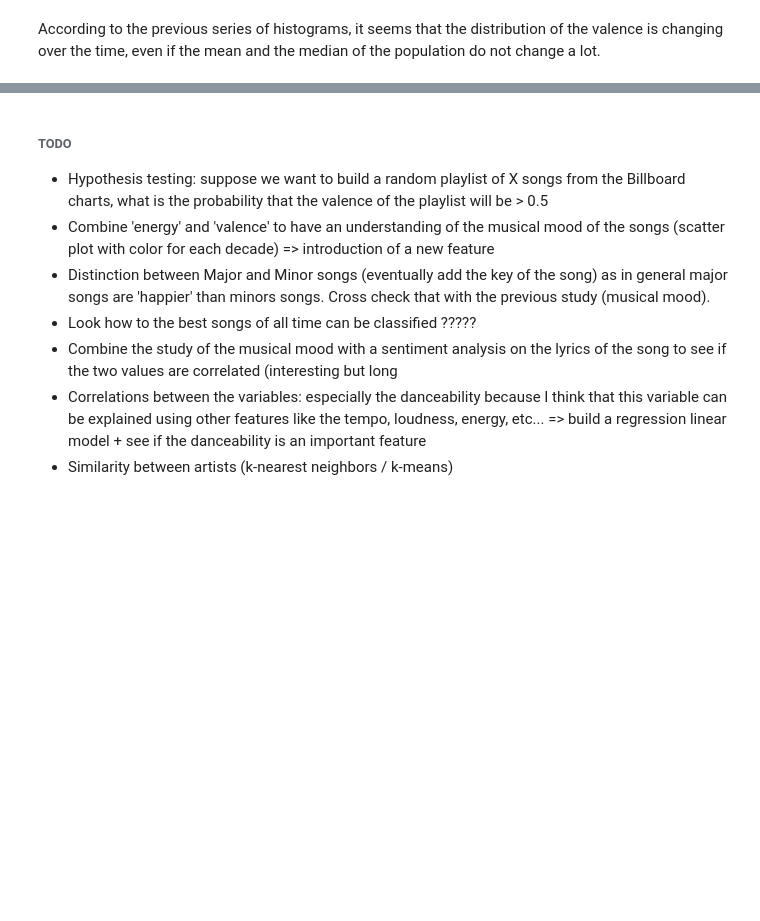
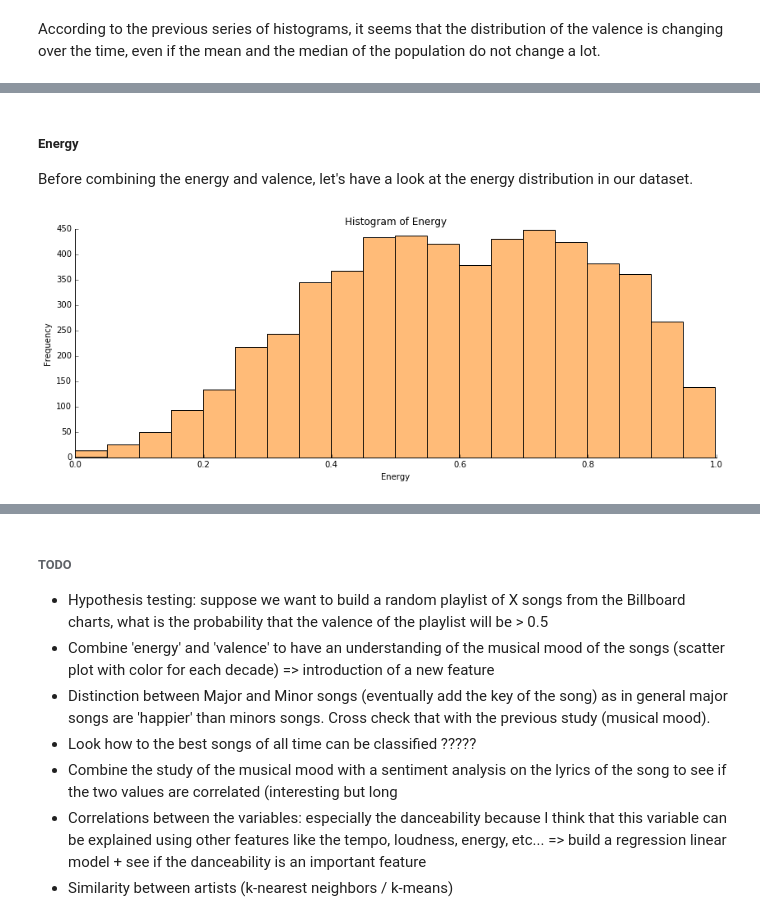
Before and after one commit to th-lucas/AOPM, a Jupyter notebook: src/Analysis_of_popular_music.ipynb, the cells around one changed output, grey strips where cells are left out. Drawn from its saved outputs; the diff is of its cells as text; code cells hidden in the pictures; blank space fills up the shorter version.

Commit message:
Analysis of the valence and the energy + combination of the two

```diff
--- a/src/Analysis_of_popular_music.ipynb
+++ b/src/Analysis_of_popular_music.ipynb
@@ -254,0 +247,29 @@ weight
+# %% [markdown]
+##### Energy
+
+Before combining the energy and valence, let's have a look at the energy distribution in our dataset.
+# %%
+energy_cleaned = billboard_df_final["energy"].dropna()
+# %%
+# Plot
+plt.figure(figsize=(14, 5))
+plt.xlabel('Energy')
+plt.ylabel('Frequency')
+plt.title('Histogram of Energy')
+plt.grid(False)
+
+# Remove the plot frame lines
+ax = plt.subplot(111)
+ax.spines["top"].set_visible(False)
+ax.spines["right"].set_visible(False)
+
+# Ensure that the axis ticks only show up on the bottom and left of the plot.
+ax.get_xaxis().tick_bottom()
+ax.get_yaxis().tick_left()
+
+# Histogram of the energy data
+n, bins, patches = plt.hist(energy_cleaned.values, normed = False, color = COLORS[3], bins = 20)
+
+plt.show()
+# %% [output]
+[figure, added]
```
Also changed, not shown: parts of 25 cells of this notebook, 1 other file.
